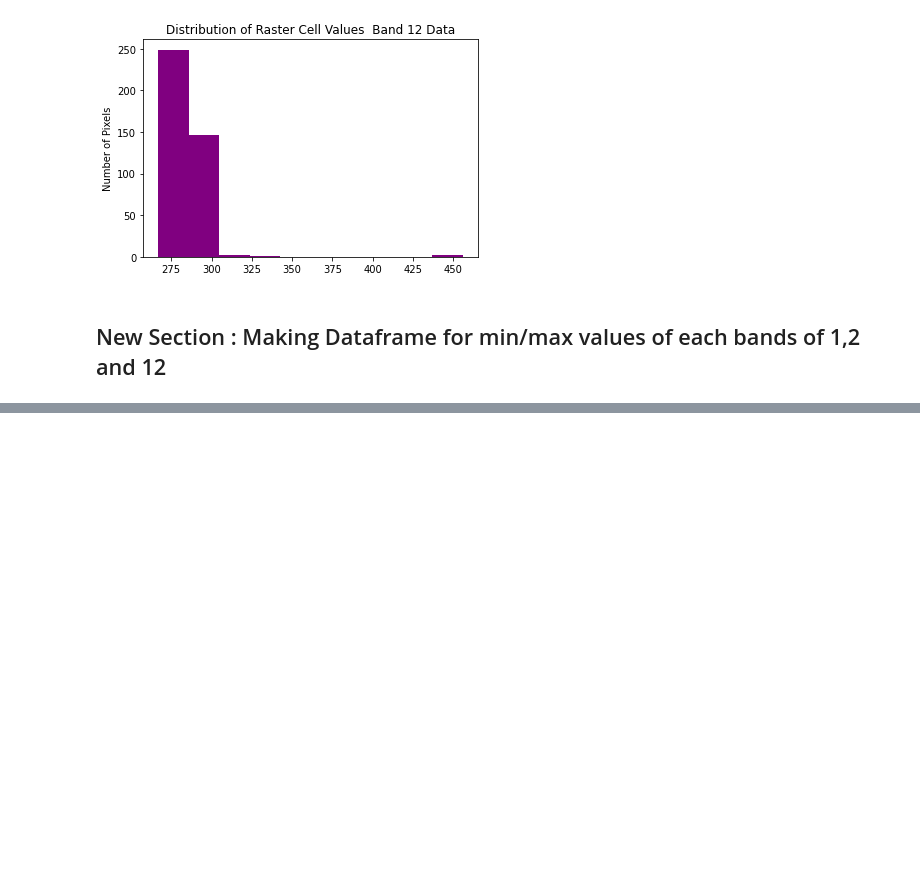
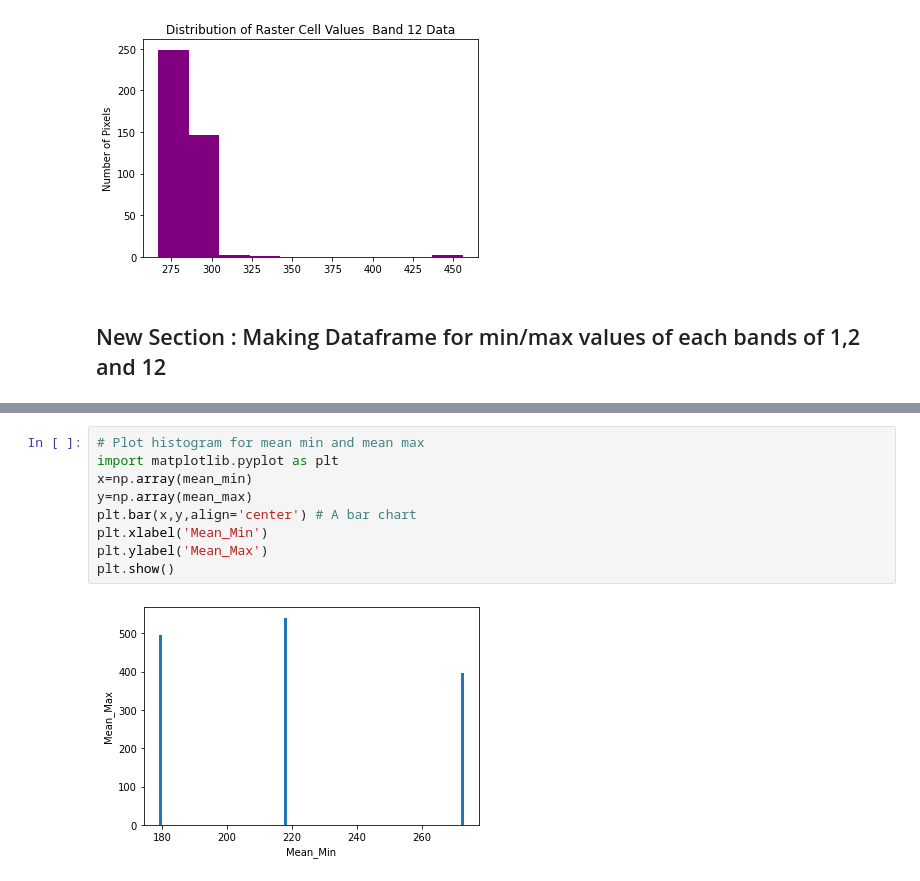
Before and after one commit to BRIJNANDA1979/CNN-Sentinel, a Jupyter notebook: Understand_band_data_info_using_histogram_and_classifying_pixel_values.ipynb, the cells around one changed output, grey strips where cells are left out. Saved outputs shown, nothing was run; the diff lists cells and outputs as text; blank space fills up the shorter version.

```diff
--- a/Understand_band_data_info_using_histogram_and_classifying_pixel_values.ipynb
+++ b/Understand_band_data_info_using_histogram_and_classifying_pixel_values.ipynb
@@ -372,0 +455,11 @@ print(df)
+# %%
+# Plot histogram for mean min and mean max
+import matplotlib.pyplot as plt
+x=np.array(mean_min)
+y=np.array(mean_max)
+plt.bar(x,y,align='center') # A bar chart
+plt.xlabel('Mean_Min')
+plt.ylabel('Mean_Max')
+plt.show()
+# %% [output]
+[figure, added]
```
Also changed, not shown: parts of 16 cells of this notebook.
